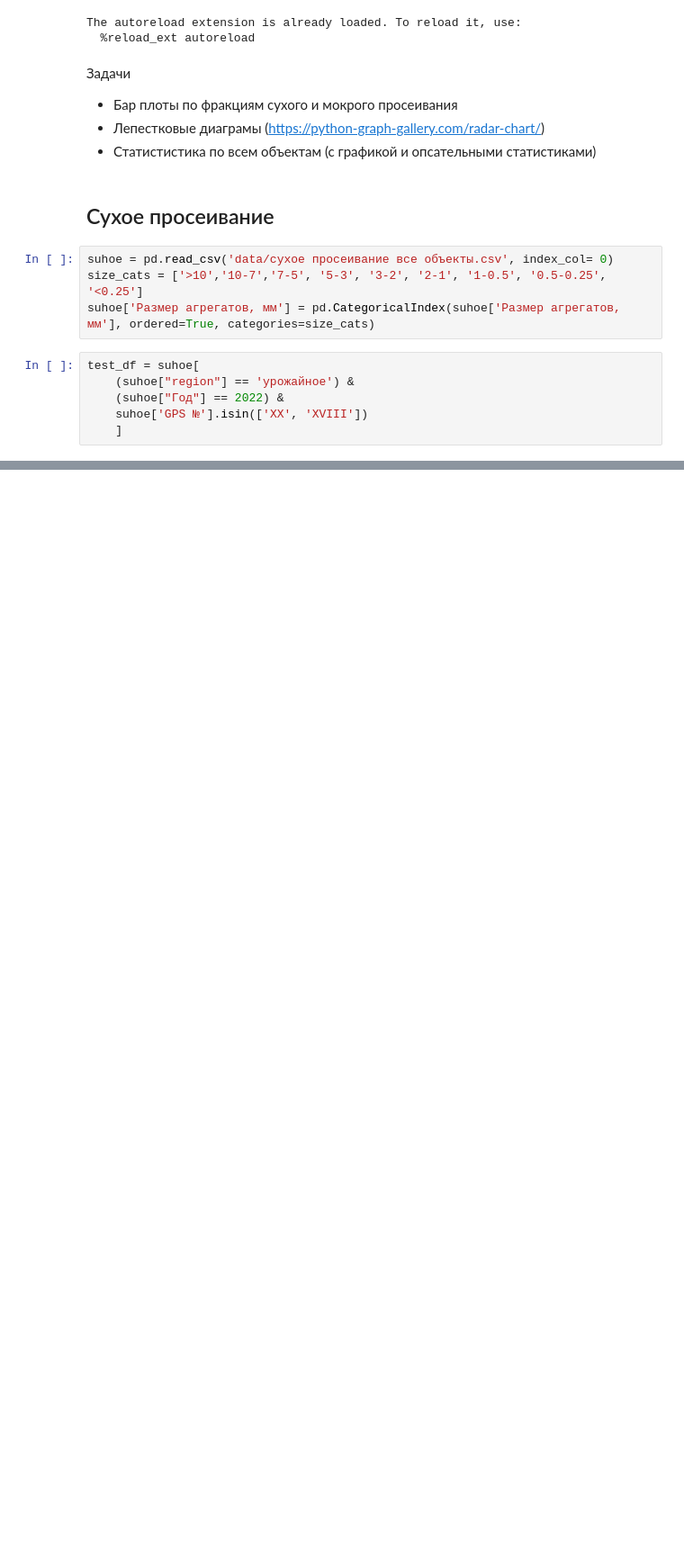
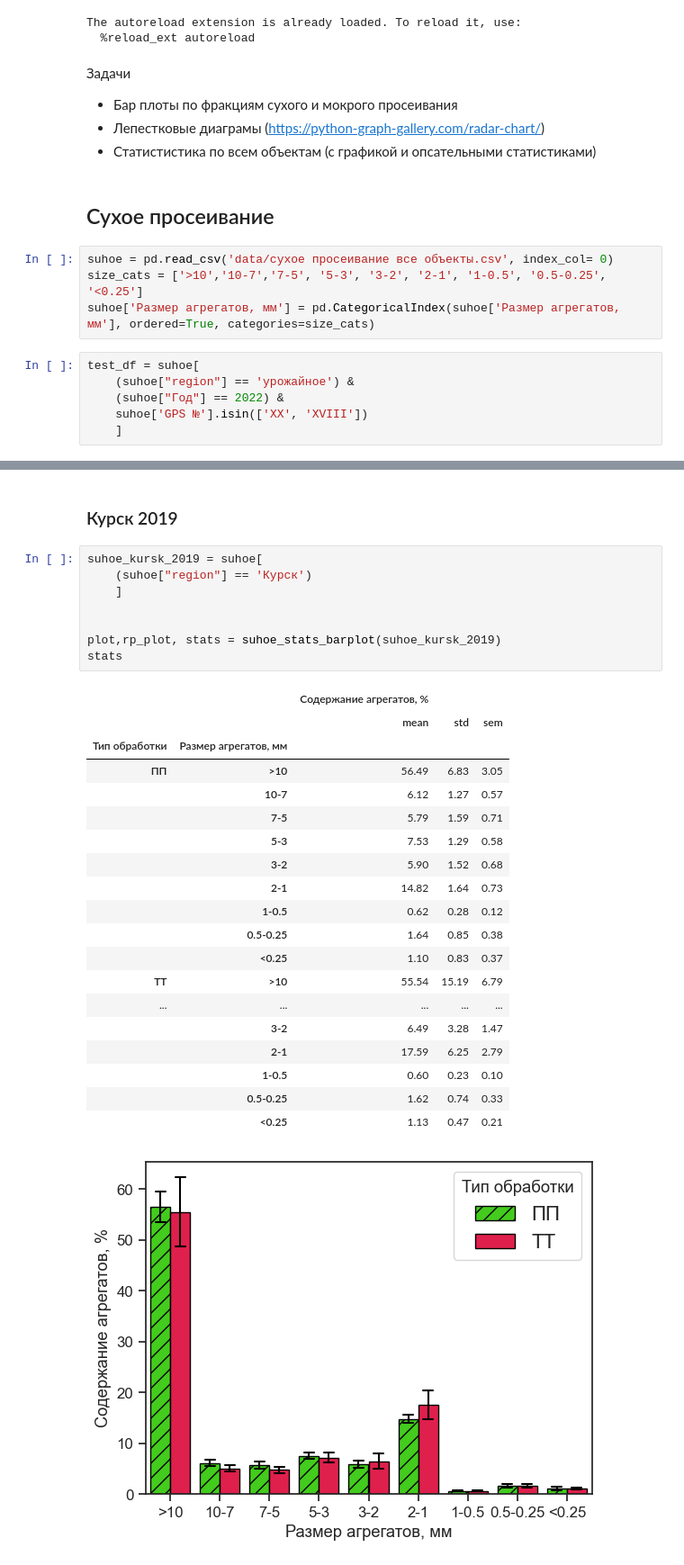
Before and after one commit to hukitoc94/uroshaynoe, a Jupyter notebook: agrophysics.ipynb, the cells around one changed output, grey strips where cells are left out. Shown at 90% size. Cells and saved outputs as stored; diff of their text form; blank space fills up the shorter version.

```diff
--- a/agrophysics.ipynb
+++ b/agrophysics.ipynb
@@ -318,0 +104,31 @@ stats
+# %% [markdown]
+### Курск 2019
+# %%
+suhoe_kursk_2019 = suhoe[
+    (suhoe["region"] == 'Курск')
+    ]
+
+
+plot,rp_plot, stats = suhoe_stats_barplot(suhoe_kursk_2019)
+stats
+# %% [output]
+|  |  | Содержание агрегатов, % |  |  |
+|  |  | mean | std | sem |
+| Тип обработки | Размер агрегатов, мм |  |  |  |
+| ПП | >10 | 56.49 | 6.83 | 3.05 |
+|  | 10-7 | 6.12 | 1.27 | 0.57 |
+|  | 7-5 | 5.79 | 1.59 | 0.71 |
+|  | 5-3 | 7.53 | 1.29 | 0.58 |
+|  | 3-2 | 5.90 | 1.52 | 0.68 |
+|  | 2-1 | 14.82 | 1.64 | 0.73 |
+|  | 1-0.5 | 0.62 | 0.28 | 0.12 |
+|  | 0.5-0.25 | 1.64 | 0.85 | 0.38 |
+|  | <0.25 | 1.10 | 0.83 | 0.37 |
+| ТТ | >10 | 55.54 | 15.19 | 6.79 |
+| ... | ... | ... | ... | ... |
+|  | 3-2 | 6.49 | 3.28 | 1.47 |
+|  | 2-1 | 17.59 | 6.25 | 2.79 |
+|  | 1-0.5 | 0.60 | 0.23 | 0.10 |
+|  | 0.5-0.25 | 1.62 | 0.74 | 0.33 |
+|  | <0.25 | 1.13 | 0.47 | 0.21 |
+[figure, added]
```
Also changed, not shown: parts of 34 cells of this notebook, 2 other files.
